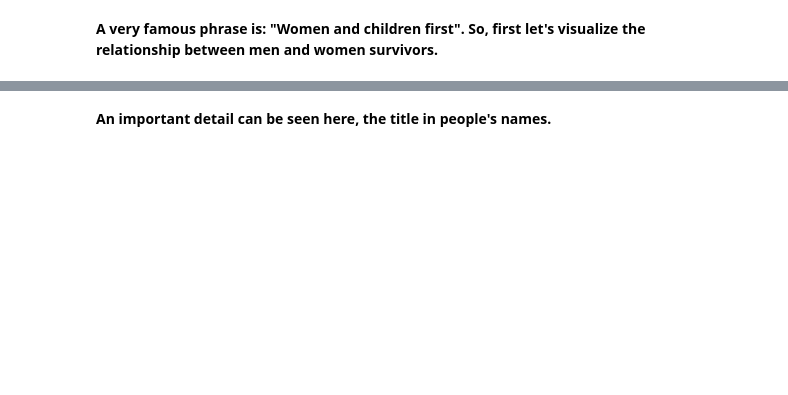
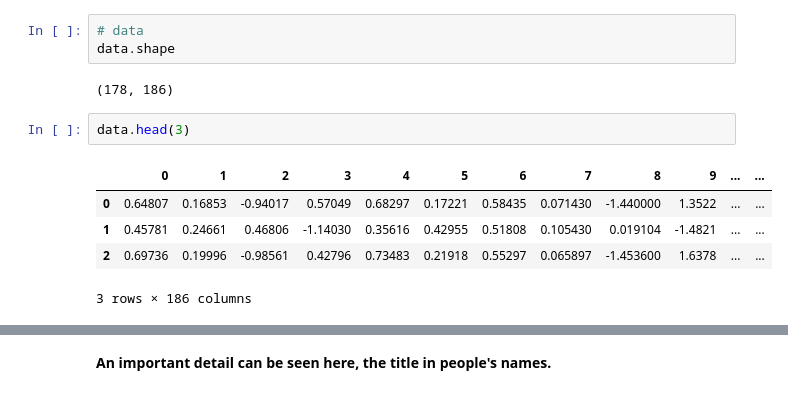
Before and after one commit to tamagusko/workshop-intro-ml, a Jupyter notebook: LeukemiaDetect.ipynb, the cells around one changed output, grey strips where cells are left out. Saved outputs shown, nothing was run; the diff lists cells and outputs as text; blank space fills up the shorter version.

```diff
--- a/LeukemiaDetect.ipynb
+++ b/LeukemiaDetect.ipynb
@@ -71,2 +94,13 @@ train.head(3)  # viewing training dataframe
-# %% [markdown]
-**A very famous phrase is: "Women and children first". So, first let's visualize the relationship between men and women survivors.**
+# %%
+# data
+data.shape
+# %% [output]
+(178, 186)
+# %%
+data.head(3)
+# %% [output]
+|  | 0 | 1 | 2 | 3 | 4 | 5 | 6 | 7 | 8 | 9 | ... | ... |
+| 0 | 0.64807 | 0.16853 | -0.94017 | 0.57049 | 0.68297 | 0.17221 | 0.58435 | 0.071430 | -1.440000 | 1.3522 | ... | ... |
+| 1 | 0.45781 | 0.24661 | 0.46806 | -1.14030 | 0.35616 | 0.42955 | 0.51808 | 0.105430 | 0.019104 | -1.4821 | ... | ... |
+| 2 | 0.69736 | 0.19996 | -0.98561 | 0.42796 | 0.73483 | 0.21918 | 0.55297 | 0.065897 | -1.453600 | 1.6378 | ... | ... |
+3 rows × 186 columns
```
Also changed, not shown: parts of 45 cells of this notebook, 1 other file.
